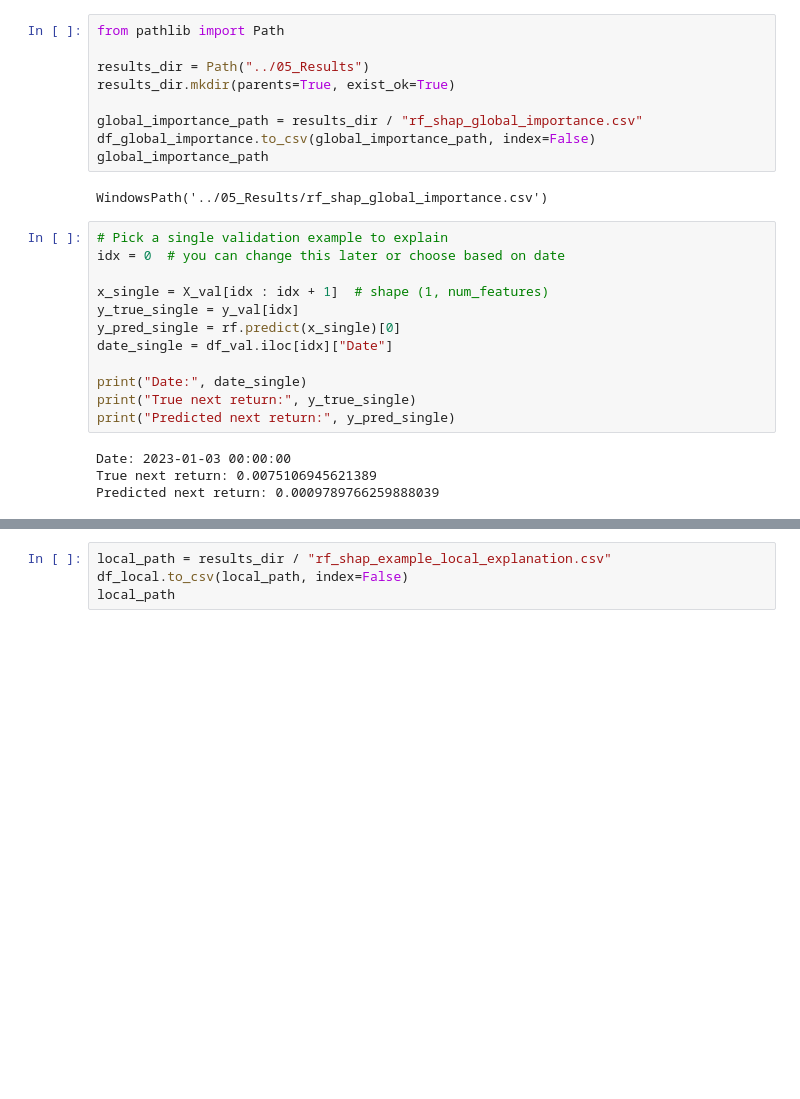
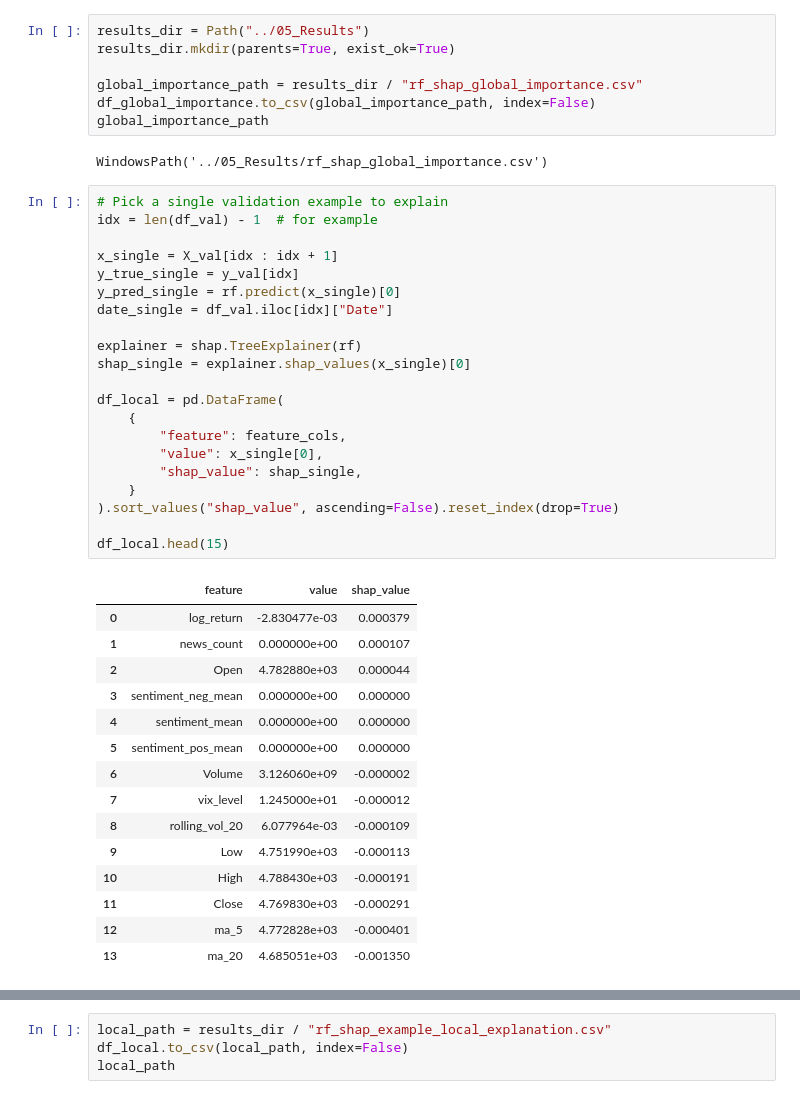
Before and after one commit to mahdi-rjb/explainable-generative-ai-financial-forecasting, a Jupyter notebook: 03_Notebooks/04_Explainability_SHAP.ipynb, the cells around one changed output, grey strips where cells are left out. Cells and saved outputs as stored; diff of their text form; blank space fills up the shorter version.

```diff
--- a/03_Notebooks/04_Explainability_SHAP.ipynb
+++ b/03_Notebooks/04_Explainability_SHAP.ipynb
@@ -148,6 +154,4 @@ df_global_importance.head(20)
 # %%
-from pathlib import Path
-
 results_dir = Path("../05_Results")
 results_dir.mkdir(parents=True, exist_ok=True)
 
@@ -158,20 +162,41 @@ global_importance_path
 WindowsPath('../05_Results/rf_shap_global_importance.csv')
 # %%
 # Pick a single validation example to explain
-idx = 0  # you can change this later or choose based on date
+idx = len(df_val) - 1  # for example
 
-x_single = X_val[idx : idx + 1]  # shape (1, num_features)
+x_single = X_val[idx : idx + 1]
 y_true_single = y_val[idx]
 y_pred_single = rf.predict(x_single)[0]
 date_single = df_val.iloc[idx]["Date"]
 
-print("Date:", date_single)
-print("True next return:", y_true_single)
-print("Predicted next return:", y_pred_single)
+explainer = shap.TreeExplainer(rf)
+shap_single = explainer.shap_values(x_single)[0]
+
+df_local = pd.DataFrame(
+    {
+        "feature": feature_cols,
+        "value": x_single[0],
+        "shap_value": shap_single,
+    }
+).sort_values("shap_value", ascending=False).reset_index(drop=True)
+
+df_local.head(15)
 # %% [output]
-Date: 2023-01-03 00:00:00
-True next return: 0.0075106945621389
-Predicted next return: 0.0009789766259888039
+|  | feature | value | shap_value |
+| 0 | log_return | -2.830477e-03 | 0.000379 |
+| 1 | news_count | 0.000000e+00 | 0.000107 |
+| 2 | Open | 4.782880e+03 | 0.000044 |
+| 3 | sentiment_neg_mean | 0.000000e+00 | 0.000000 |
+| 4 | sentiment_mean | 0.000000e+00 | 0.000000 |
+| 5 | sentiment_pos_mean | 0.000000e+00 | 0.000000 |
+| 6 | Volume | 3.126060e+09 | -0.000002 |
+| 7 | vix_level | 1.245000e+01 | -0.000012 |
+| 8 | rolling_vol_20 | 6.077964e-03 | -0.000109 |
+| 9 | Low | 4.751990e+03 | -0.000113 |
+| 10 | High | 4.788430e+03 | -0.000191 |
+| 11 | Close | 4.769830e+03 | -0.000291 |
+| 12 | ma_5 | 4.772828e+03 | -0.000401 |
+| 13 | ma_20 | 4.685051e+03 | -0.001350 |
 # %%
 shap_single = explainer.shap_values(x_single)  # shape (1, num_features)
 shap_single = shap_single[0]
```
Also changed, not shown: parts of 10 cells of this notebook, 26 other files.
